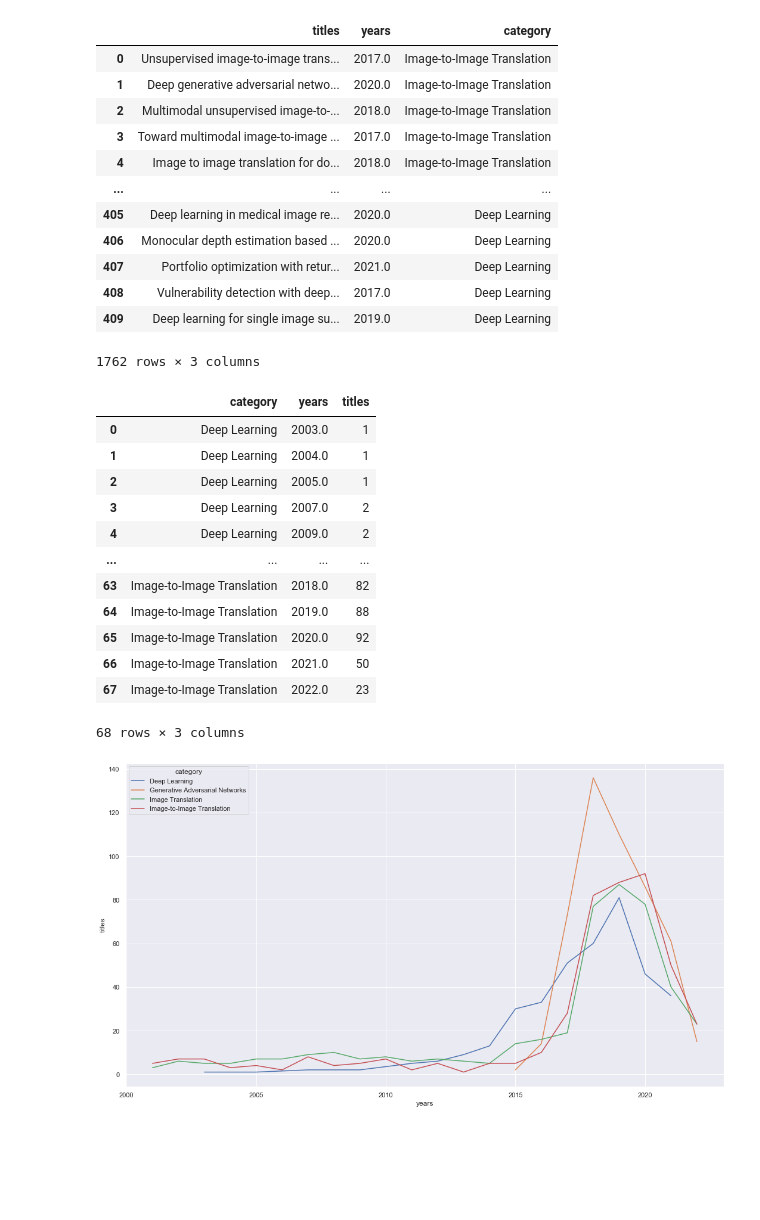
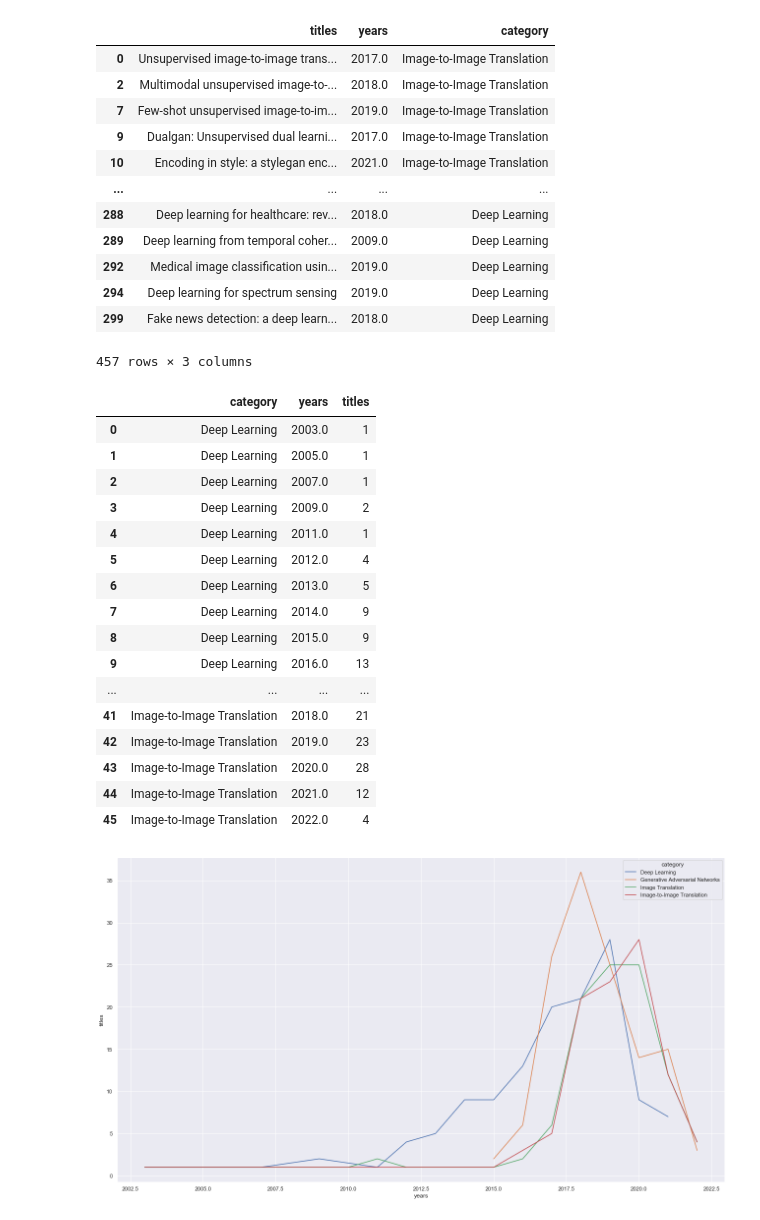
Before and after one commit to Henri-Hoyez/GoogleScholarAPI_Python, a Jupyter notebook: test.ipynb, the cells around one changed output. Cells and saved outputs as stored; diff of their text form; code cells hidden in the pictures; blank space fills up the shorter version.

```diff
--- a/test.ipynb
+++ b/test.ipynb
@@ -9,8 +9,8 @@ driver = webdriver.Chrome()
 
 
 
-queries = ["Image+to+Image+Translation", "Generative+adversarial+Networks", "Image+Translation", "Deep+Learning"]
-pages = 50
+queries = ["Image+to+Image+Translation", "Image+synthesis", "Generative+adversarial+Networks", "GANs", "Image+Translation", "Deep+Learning"]
+pages = 30
 scrap_dict = dict()
 
 
@@ -26,14 +26,14 @@ for q in queries:
     titles_peer_queries, years_peer_queries = [], []
 
     for i in range(0, pages*10, 10):
-        url = f'https://scholar.google.com/scholar?hl=fr&q={q}&start={i}&scisbd=1'
+        url = f'https://scholar.google.com/scholar?hl=fr&q={q}&start={i}'
 
         driver.get(url)
 
         captcha = None
 
         try:
-            driver.implicitly_wait(1.5)
+            driver.implicitly_wait(3)
             captcha = driver.find_element(By.XPATH, '//*[@id="gs_captcha_ccl"]')
         except:
             pass
@@ -46,7 +46,13 @@ for q in queries:
         links = driver.find_elements(By.CLASS_NAME, "gs_a")
 
         titles_peer_queries.extend([str(t.text) for t in titles])
-        years_peer_queries.extend([l.text.split(",")[-1].split("-")[0] for l in links])
+
+
+        for l in links:
+            if("neurips" in l.text):
+                print("ips", l.text.split(",")[-1].split("-")[0])
+            else:
+                years_peer_queries.append(l.text.split(",")[-1].split("-")[0])
 
     print(titles_peer_queries)
     print(years_peer_queries)
@@ -92,22 +105,25 @@ df.to_csv("scrap.csv", sep=";")
 df['years'] = pd.to_numeric(df['years'], errors='coerce')
 df = df.dropna()
 df = df[df['years'] > 2000.0]
+
+# Filtering "[CITATIONS]"
+df = df[~df['titles'].str.contains("[CITATIONS]")]
 # %%
 df
 # %% [output]
 |  | titles | years | category |
 | 0 | Unsupervised image-to-image trans... | 2017.0 | Image-to-Image Translation |
-| 1 | Deep generative adversarial netwo... | 2020.0 | Image-to-Image Translation |
 | 2 | Multimodal unsupervised image-to-... | 2018.0 | Image-to-Image Translation |
-| 3 | Toward multimodal image-to-image ... | 2017.0 | Image-to-Image Translation |
-| 4 | Image to image translation for do... | 2018.0 | Image-to-Image Translation |
+| 7 | Few-shot unsupervised image-to-im... | 2019.0 | Image-to-Image Translation |
+| 9 | Dualgan: Unsupervised dual learni... | 2017.0 | Image-to-Image Translation |
+| 10 | Encoding in style: a stylegan enc... | 2021.0 | Image-to-Image Translation |
 | ... | ... | ... | ... |
-| 405 | Deep learning in medical image re... | 2020.0 | Deep Learning |
-| 406 | Monocular depth estimation based ... | 2020.0 | Deep Learning |
-| 407 | Portfolio optimization with retur... | 2021.0 | Deep Learning |
-| 408 | Vulnerability detection with deep... | 2017.0 | Deep Learning |
-| 409 | Deep learning for single image su... | 2019.0 | Deep Learning |
+| 288 | Deep learning for healthcare: rev... | 2018.0 | Deep Learning |
+| 289 | Deep learning from temporal coher... | 2009.0 | Deep Learning |
+| 292 | Medical image classification usin... | 2019.0 | Deep Learning |
+| 294 | Deep learning for spectrum sensing | 2019.0 | Deep Learning |
+| 299 | Fake news detection: a deep learn... | 2018.0 | Deep Learning |
-1762 rows × 3 columns
+457 rows × 3 columns
 # %%
 test = df.groupby(["category", 'years']).count()
 # %%
@@ -117,17 +133,21 @@ test
 # %% [output]
 |  | category | years | titles |
 | 0 | Deep Learning | 2003.0 | 1 |
-| 1 | Deep Learning | 2004.0 | 1 |
-| 2 | Deep Learning | 2005.0 | 1 |
-| 3 | Deep Learning | 2007.0 | 2 |
-| 4 | Deep Learning | 2009.0 | 2 |
+| 1 | Deep Learning | 2005.0 | 1 |
+| 2 | Deep Learning | 2007.0 | 1 |
+| 3 | Deep Learning | 2009.0 | 2 |
+| 4 | Deep Learning | 2011.0 | 1 |
+| 5 | Deep Learning | 2012.0 | 4 |
+| 6 | Deep Learning | 2013.0 | 5 |
+| 7 | Deep Learning | 2014.0 | 9 |
+| 8 | Deep Learning | 2015.0 | 9 |
+| 9 | Deep Learning | 2016.0 | 13 |
 | ... | ... | ... | ... |
-| 63 | Image-to-Image Translation | 2018.0 | 82 |
-| 64 | Image-to-Image Translation | 2019.0 | 88 |
-| 65 | Image-to-Image Translation | 2020.0 | 92 |
-| 66 | Image-to-Image Translation | 2021.0 | 50 |
-| 67 | Image-to-Image Translation | 2022.0 | 23 |
+| 41 | Image-to-Image Translation | 2018.0 | 21 |
+| 42 | Image-to-Image Translation | 2019.0 | 23 |
+| 43 | Image-to-Image Translation | 2020.0 | 28 |
+| 44 | Image-to-Image Translation | 2021.0 | 12 |
+| 45 | Image-to-Image Translation | 2022.0 | 4 |
-68 rows × 3 columns
 # %%
 import matplotlib.pyplot as plt
 import seaborn as sns
@@ -135,6 +155,7 @@ sns.set()
 # %%
 plt.figure(figsize=(18,10))
 sns.lineplot(data=test, x='years', y="titles", hue="category")
+plt.tight_layout()
 plt.savefig("curves.png")
 # %% [output]
-[figure, old version]
+[figure, new version]
```
Also changed, not shown: parts of 2 cells of this notebook.
